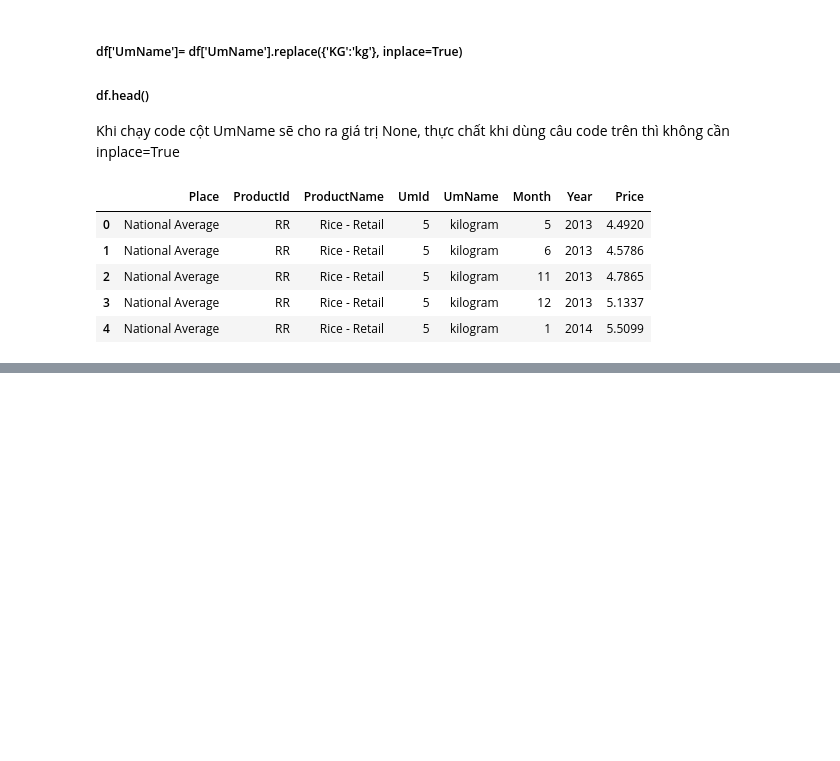
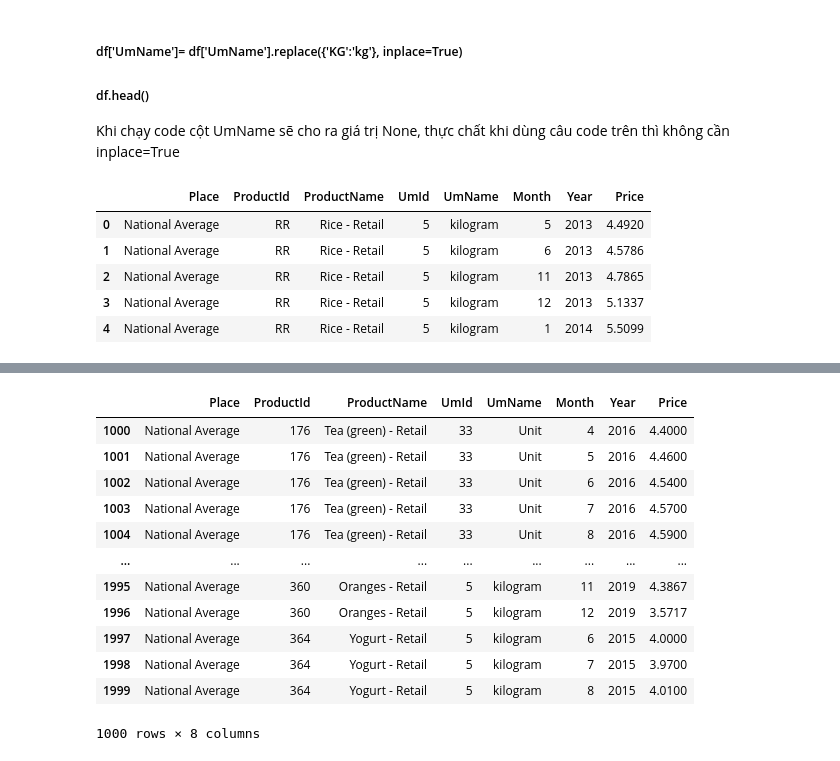
Before and after one commit to ntnqu/DAP2311R1, a Jupyter notebook: Buổi 2 - 18112023/Pandas 1 & 2.ipynb, the cells around one changed output, grey strips where cells are left out. Drawn from its saved outputs; the diff is of its cells as text; code cells hidden in the pictures; blank space fills up the shorter version.

```diff
--- a/Buổi 2 - 18112023/Pandas 1 & 2.ipynb
+++ b/Buổi 2 - 18112023/Pandas 1 & 2.ipynb
@@ -298,0 +335,19 @@ df.head()
+# %%
+# Tách file 3 chứa thông tin giá với số dòng từ bản ghi 1000 đến 2000
+
+df3 = df[1000:2000]
+df3
+# %% [output]
+|  | Place | ProductId | ProductName | UmId | UmName | Month | Year | Price |
+| 1000 | National Average | 176 | Tea (green) - Retail | 33 | Unit | 4 | 2016 | 4.4000 |
+| 1001 | National Average | 176 | Tea (green) - Retail | 33 | Unit | 5 | 2016 | 4.4600 |
+| 1002 | National Average | 176 | Tea (green) - Retail | 33 | Unit | 6 | 2016 | 4.5400 |
+| 1003 | National Average | 176 | Tea (green) - Retail | 33 | Unit | 7 | 2016 | 4.5700 |
+| 1004 | National Average | 176 | Tea (green) - Retail | 33 | Unit | 8 | 2016 | 4.5900 |
+| ... | ... | ... | ... | ... | ... | ... | ... | ... |
+| 1995 | National Average | 360 | Oranges - Retail | 5 | kilogram | 11 | 2019 | 4.3867 |
+| 1996 | National Average | 360 | Oranges - Retail | 5 | kilogram | 12 | 2019 | 3.5717 |
+| 1997 | National Average | 364 | Yogurt - Retail | 5 | kilogram | 6 | 2015 | 4.0000 |
+| 1998 | National Average | 364 | Yogurt - Retail | 5 | kilogram | 7 | 2015 | 3.9700 |
+| 1999 | National Average | 364 | Yogurt - Retail | 5 | kilogram | 8 | 2015 | 4.0100 |
+1000 rows × 8 columns
```
Also changed, not shown: parts of 7 cells of this notebook, 2 other files.
